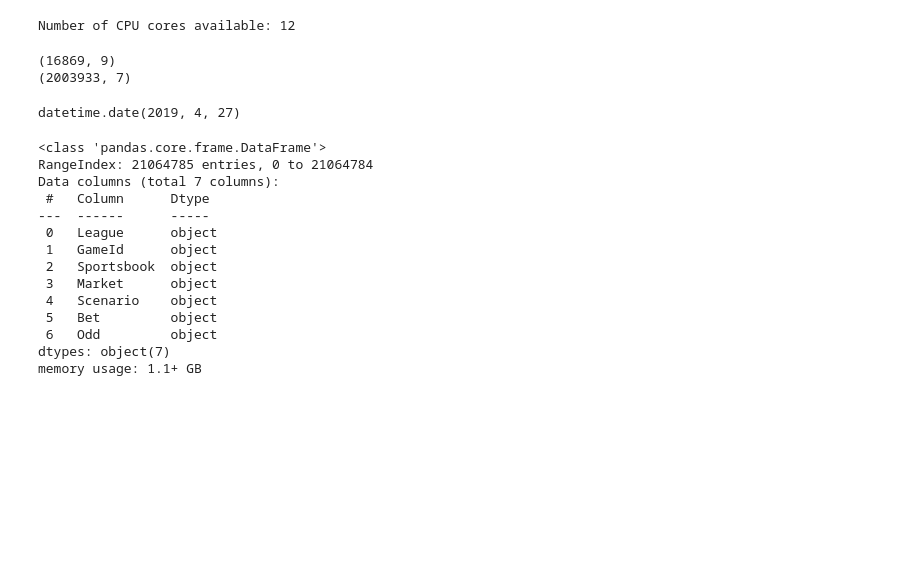
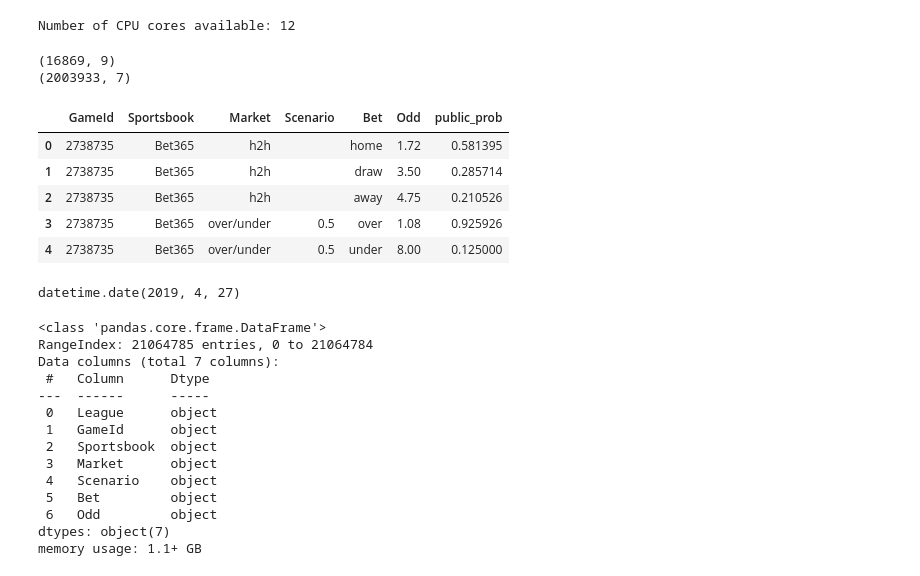
Before and after one commit to MarcosAugusto47/soccer-betting-strategy, a Jupyter notebook: notebook_main.ipynb, the cells around one changed output. Cells and saved outputs as stored; diff of their text form; code cells hidden in the pictures; blank space fills up the shorter version.

```diff
--- a/notebook_main.ipynb
+++ b/notebook_main.ipynb
@@ -54,6 +51,15 @@ print(odds.shape)
 # %% [output]
 (16869, 9)
 (2003933, 7)
+# %%
+odds.head()
+# %% [output]
+|  | GameId | Sportsbook | Market | Scenario | Bet | Odd | public_prob |
+| 0 | 2738735 | Bet365 | h2h |  | home | 1.72 | 0.581395 |
+| 1 | 2738735 | Bet365 | h2h |  | draw | 3.50 | 0.285714 |
+| 2 | 2738735 | Bet365 | h2h |  | away | 4.75 | 0.210526 |
+| 3 | 2738735 | Bet365 | over/under | 0.5 | over | 1.08 | 0.925926 |
+| 4 | 2738735 | Bet365 | over/under | 0.5 | under | 8.00 | 0.125000 |
 # %%
 metadata.iloc[0].Datetime
 # %% [output]
```
Also changed, not shown: parts of 1 cell of this notebook, 2 other files.
